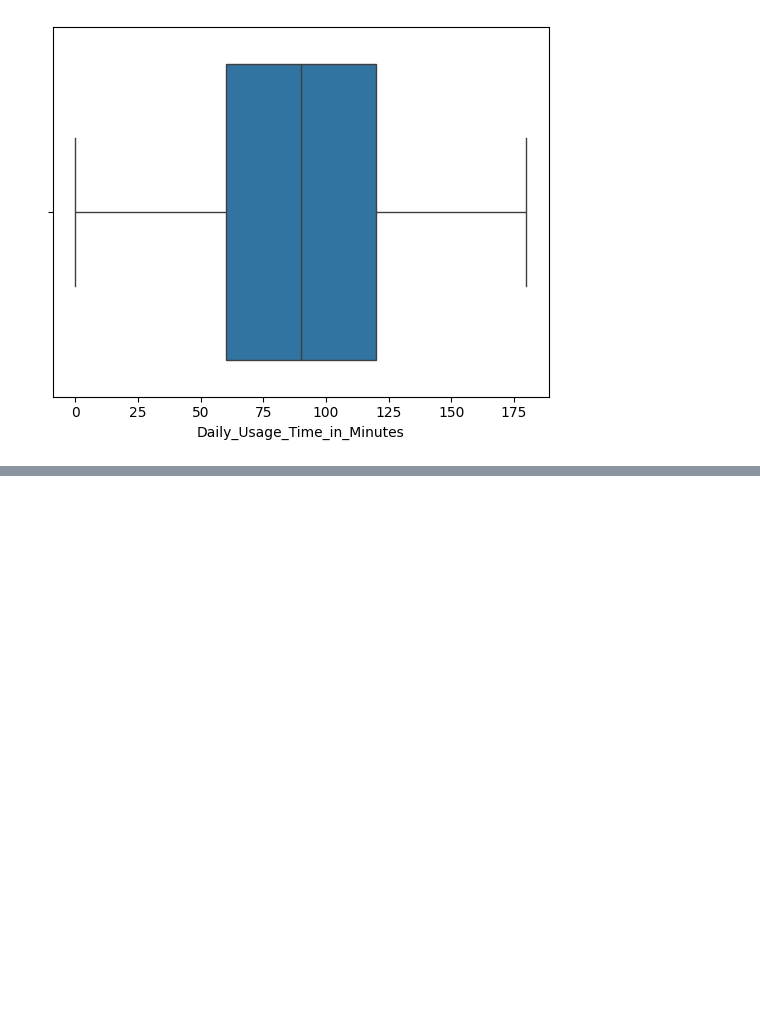
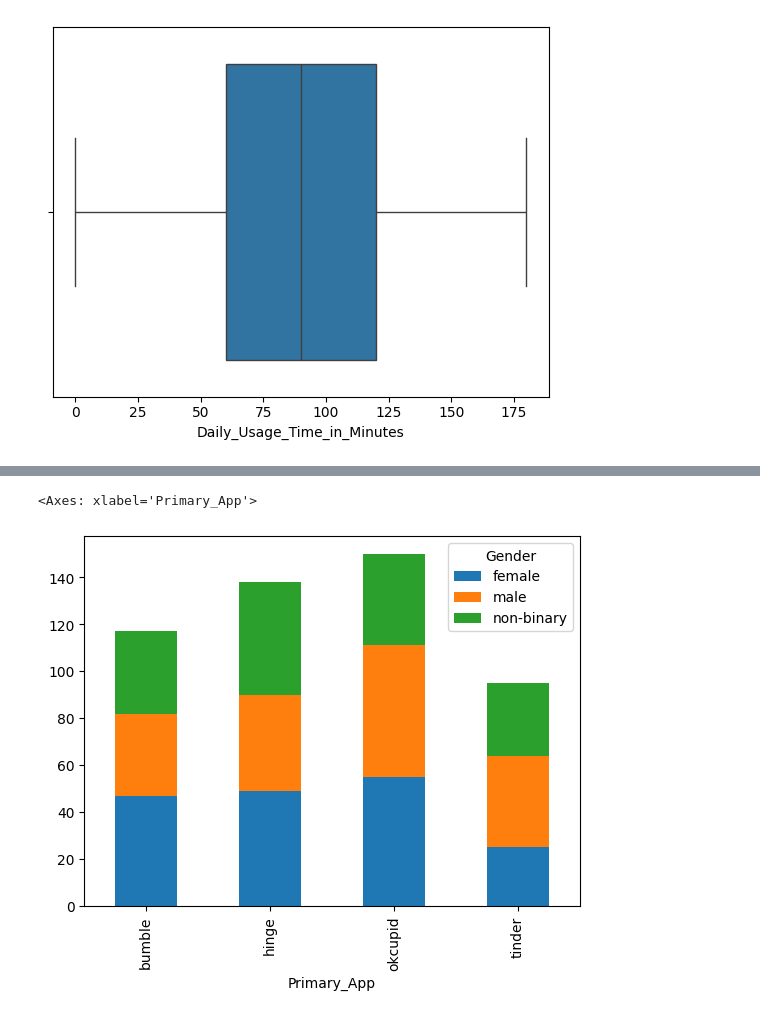
Before and after one commit to dorindaania/ML-EDA, a Jupyter notebook: notebooks/ClassAssignment.ipynb, the cells around one changed output, grey strips where cells are left out. Cells and saved outputs as stored; diff of their text form; code cells hidden in the pictures; blank space fills up the shorter version.

```diff
--- a/notebooks/ClassAssignment.ipynb
+++ b/notebooks/ClassAssignment.ipynb
@@ -276,0 +351,7 @@ df.to_csv("version_1.csv", index=False)
+# %%
+app_usage = df.groupby(["Primary_App", "Gender"]).size().unstack(fill_value=0)
+# %%
+app_usage.plot(kind="bar", stacked=True)
+# %% [output]
+<Axes: xlabel='Primary_App'>
+[figure, added]
```
Also changed, not shown: parts of 10 cells of this notebook.
